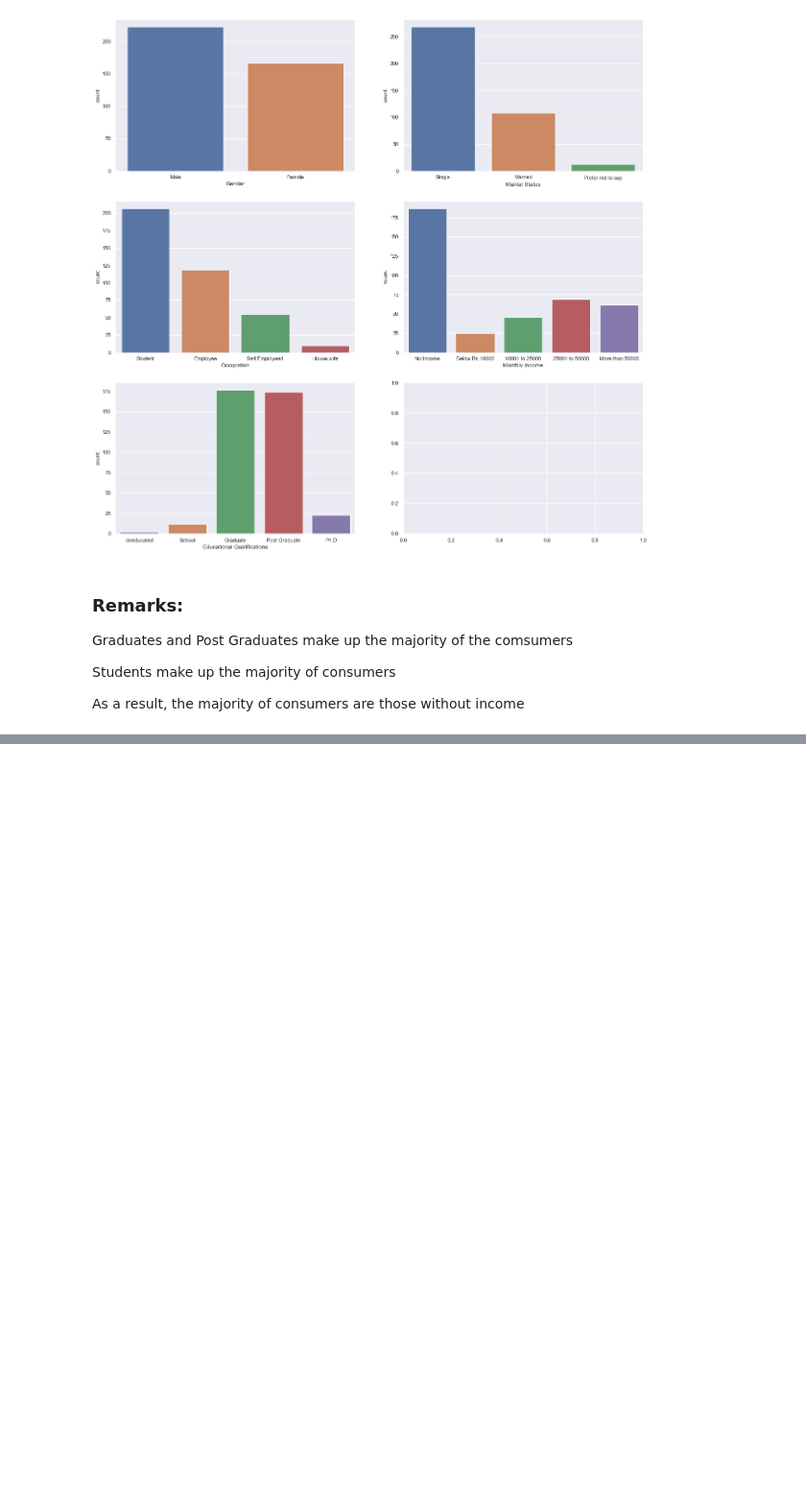
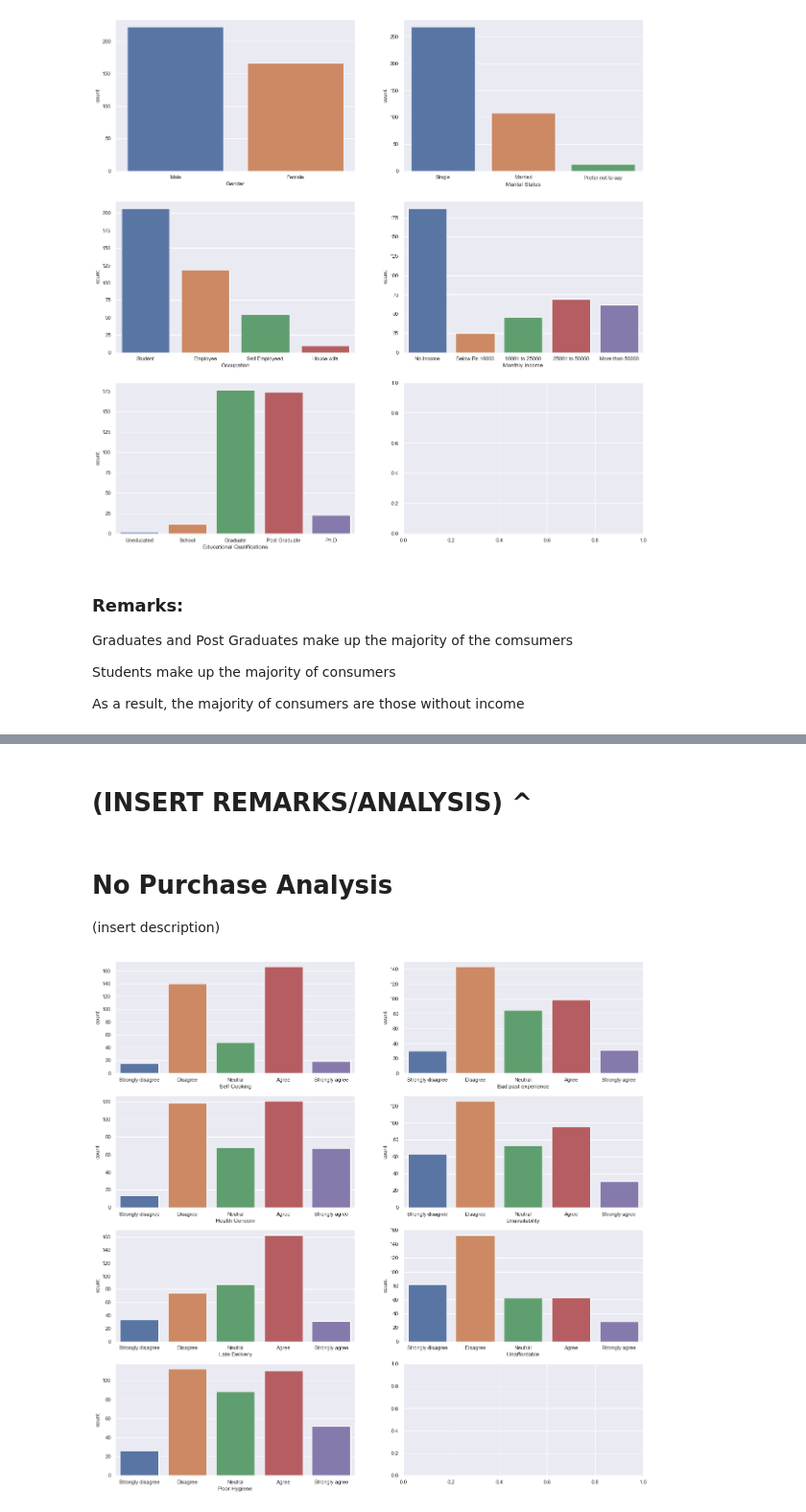
Before and after one commit to DanielxDante/restaurant-conundrum, a Jupyter notebook: Online Food Delivery Preferences.ipynb, the cells around one changed output, grey strips where cells are left out. Shown: that part at 96% size. Cells and saved outputs as stored; diff of their text form; code cells hidden in the pictures; blank space fills up the shorter version.

```diff
--- a/Online Food Delivery Preferences.ipynb
+++ b/Online Food Delivery Preferences.ipynb
@@ -104,0 +173,17 @@ As a result, the majority of consumers are those without income
+# %% [markdown]
+# (INSERT REMARKS/ANALYSIS) ^
+# %% [markdown]
+# No Purchase Analysis
+(insert description)
+# %%
+f, axes = plt.subplots(4, 2, figsize = (20, 20))
+
+f = sb.countplot(x= "Self Cooking", data = foodDelivery, ax = axes[0,0], order = ["Strongly disagree", "Disagree", "Neutral", "Agree", "Strongly agree"])
+f = sb.countplot(x= "Health Concern", data = foodDelivery, ax= axes[1,0], order = ["Strongly disagree", "Disagree", "Neutral", "Agree", "Strongly agree"])
+f = sb.countplot(x= "Late Delivery", data = foodDelivery, ax= axes[2,0], order = ["Strongly disagree", "Disagree", "Neutral", "Agree", "Strongly agree"])
+f = sb.countplot(x= "Poor Hygiene", data = foodDelivery, ax = axes[3,0], order = ["Strongly disagree", "Disagree", "Neutral", "Agree", "Strongly agree"])
+f = sb.countplot(x= "Bad past experience", data = foodDelivery, ax= axes[0,1], order = ["Strongly disagree", "Disagree", "Neutral", "Agree", "Strongly agree"])
+f = sb.countplot(x= "Unavailability", data = foodDelivery, ax= axes[1,1], order = ["Strongly disagree", "Disagree", "Neutral", "Agree", "Strongly agree"])
+f = sb.countplot(x= "Unaffordable", data = foodDelivery, ax= axes[2,1], order = ["Strongly disagree", "Disagree", "Neutral", "Agree", "Strongly agree"])
+# %% [output]
+[figure, added]
```
Also changed, not shown: parts of 20 cells of this notebook.
